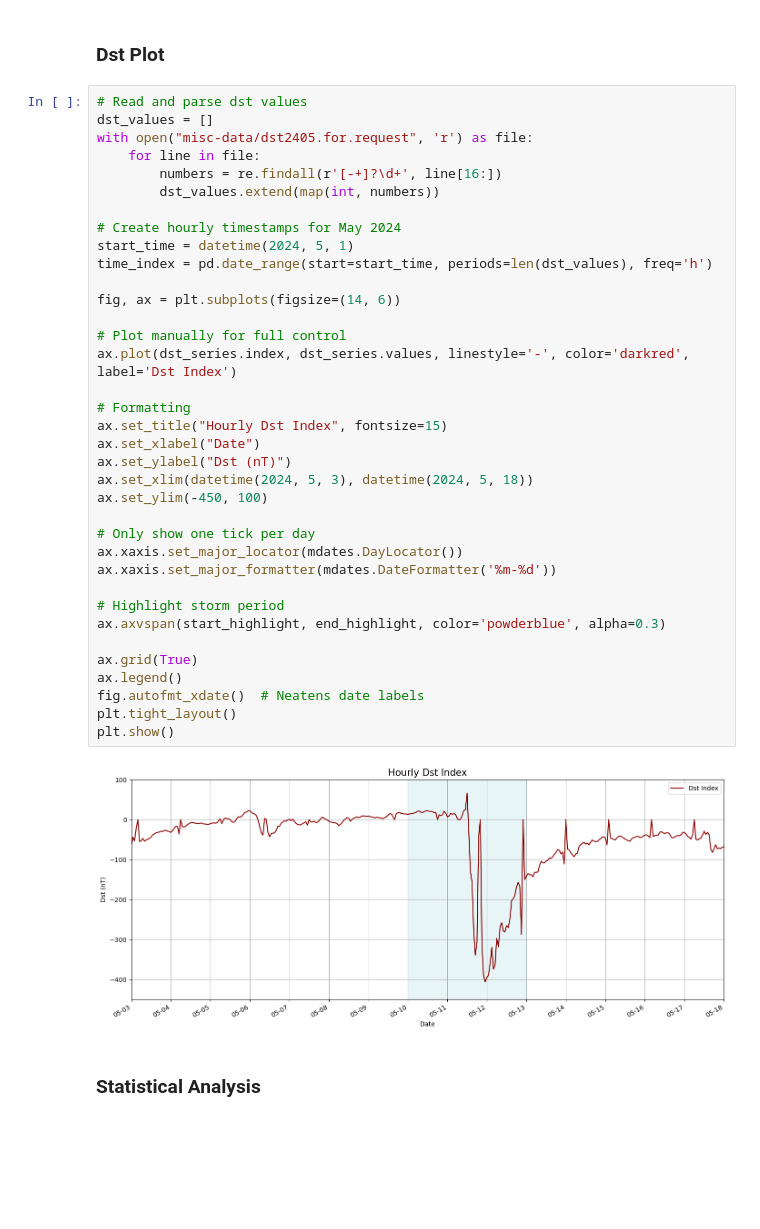
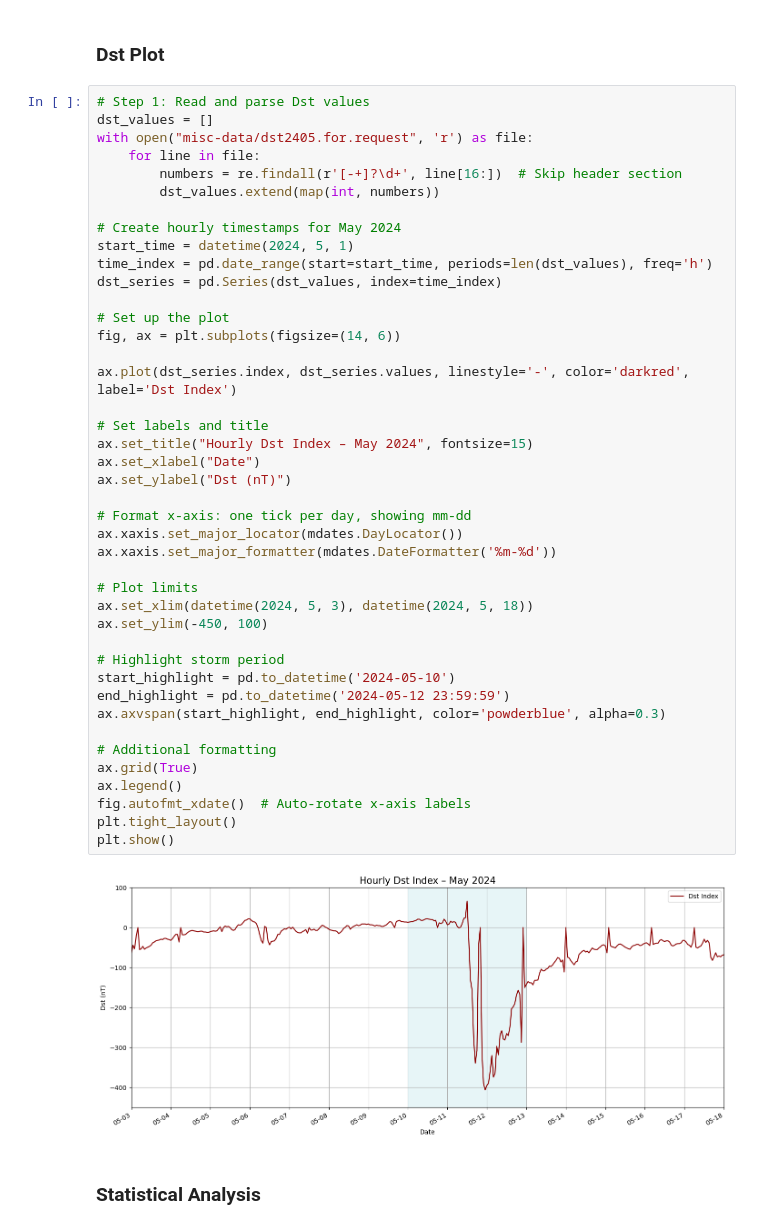
Before and after one commit to lillian-hanson/GPGN498-Gannon-Geomagnetic-Storm-Index-Analysis, a Jupyter notebook: FinalProjectCode.ipynb, the cells around one changed output. Cells and saved outputs as stored; diff of their text form; blank space fills up the shorter version.

Commit message:
change plots for r^2 analysis

```diff
--- a/FinalProjectCode.ipynb
+++ b/FinalProjectCode.ipynb
@@ -233,42 +233,48 @@ plt.show()
 # %% [markdown]
 ### Dst Plot
 # %%
-# Read and parse dst values
+# Step 1: Read and parse Dst values
 dst_values = []
 with open("misc-data/dst2405.for.request", 'r') as file:
     for line in file:
-        numbers = re.findall(r'[-+]?\d+', line[16:])
+        numbers = re.findall(r'[-+]?\d+', line[16:])  # Skip header section
         dst_values.extend(map(int, numbers))
 
 # Create hourly timestamps for May 2024
 start_time = datetime(2024, 5, 1)
 time_index = pd.date_range(start=start_time, periods=len(dst_values), freq='h')
+dst_series = pd.Series(dst_values, index=time_index)
 
+# Set up the plot
 fig, ax = plt.subplots(figsize=(14, 6))
 
-# Plot manually for full control
 ax.plot(dst_series.index, dst_series.values, linestyle='-', color='darkred', label='Dst Index')
 
-# Formatting
-ax.set_title("Hourly Dst Index", fontsize=15)
+# Set labels and title
+ax.set_title("Hourly Dst Index – May 2024", fontsize=15)
 ax.set_xlabel("Date")
 ax.set_ylabel("Dst (nT)")
+
+# Format x-axis: one tick per day, showing mm-dd
+ax.xaxis.set_major_locator(mdates.DayLocator())
+ax.xaxis.set_major_formatter(mdates.DateFormatter('%m-%d'))
+
+# Plot limits
 ax.set_xlim(datetime(2024, 5, 3), datetime(2024, 5, 18))
 ax.set_ylim(-450, 100)
 
-# Only show one tick per day
-ax.xaxis.set_major_locator(mdates.DayLocator())
-ax.xaxis.set_major_formatter(mdates.DateFormatter('%m-%d'))
-
 # Highlight storm period
+start_highlight = pd.to_datetime('2024-05-10')
+end_highlight = pd.to_datetime('2024-05-12 23:59:59')
 ax.axvspan(start_highlight, end_highlight, color='powderblue', alpha=0.3)
 
+# Additional formatting
 ax.grid(True)
 ax.legend()
-fig.autofmt_xdate()  # Neatens date labels
+fig.autofmt_xdate()  # Auto-rotate x-axis labels
 plt.tight_layout()
 plt.show()
 # %% [output]
-[figure, old version]
+[figure, new version]
 # %% [markdown]
 ### Statistical Analysis
```
Also changed, not shown: parts of 2 cells of this notebook.
